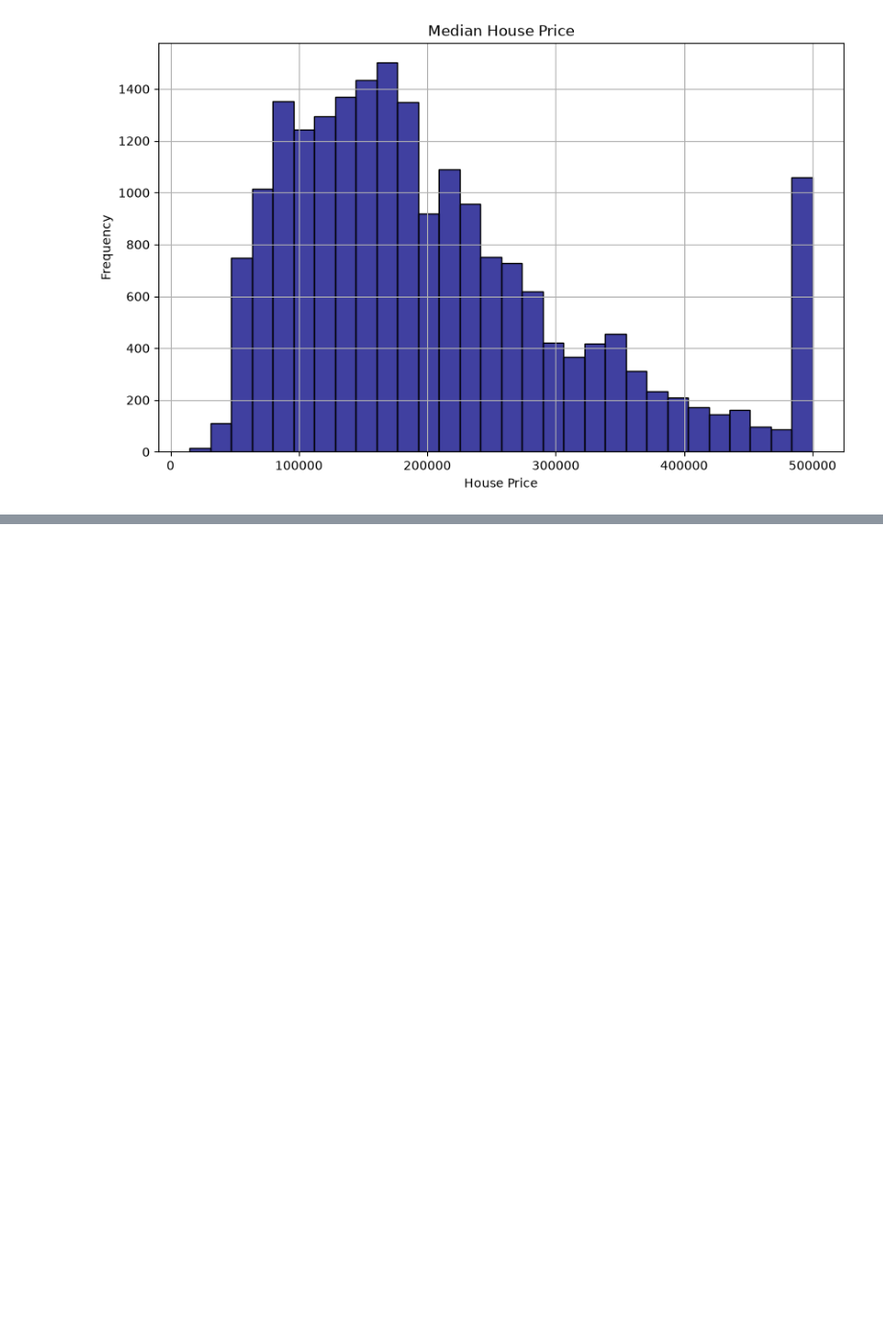
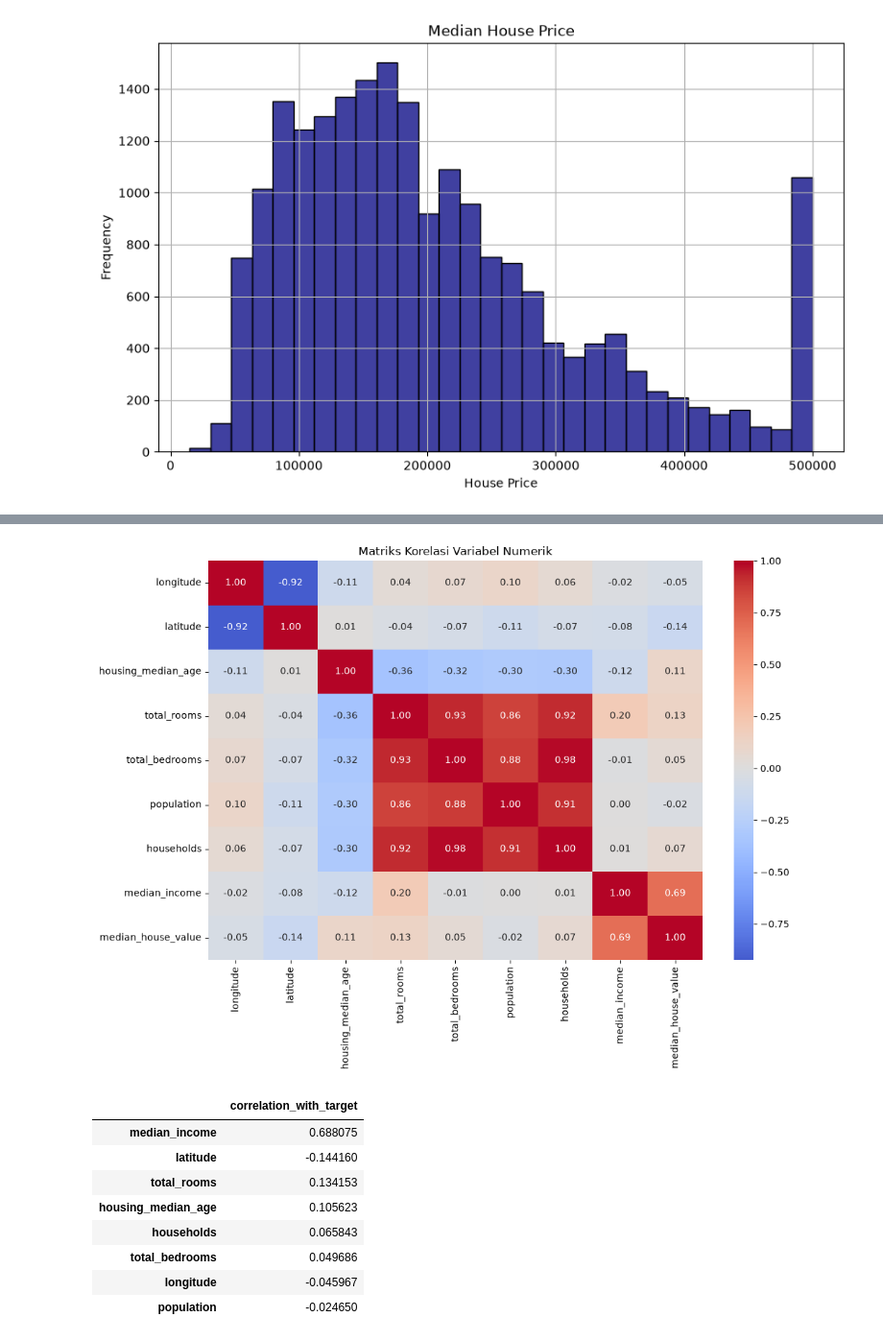
Before and after one commit to JuanRaphael/AgenPropertiLodan, a Jupyter notebook: notebooks/data_engineering.ipynb, the cells around one changed output, grey strips where cells are left out. Shown at 96% size. Drawn from its saved outputs; the diff is of its cells as text; code cells hidden in the pictures; blank space fills up the shorter version.

```diff
--- a/notebooks/data_engineering.ipynb
+++ b/notebooks/data_engineering.ipynb
@@ -84,0 +151,21 @@ Plotting distribution of house prices
+# %%
+# Korelasi fitur numerik terhadap target
+correlation = raw_data[numeric_columns].corr(numeric_only=True)
+plt.figure(figsize=(11, 8))
+sns.heatmap(correlation, annot=True, fmt=".2f", cmap="coolwarm", center=0)
+plt.title("Matriks Korelasi Variabel Numerik")
+plt.tight_layout()
+plt.show()
+
+display(correlation["median_house_value"].drop("median_house_value").sort_values(key=abs, ascending=False).to_frame("correlation_with_target"))
+# %% [output]
+[figure, added]
+|  | correlation_with_target |
+| median_income | 0.688075 |
+| latitude | -0.144160 |
+| total_rooms | 0.134153 |
+| housing_median_age | 0.105623 |
+| households | 0.065843 |
+| total_bedrooms | 0.049686 |
+| longitude | -0.045967 |
+| population | -0.024650 |
```
Also changed, not shown: parts of 6 cells of this notebook.
